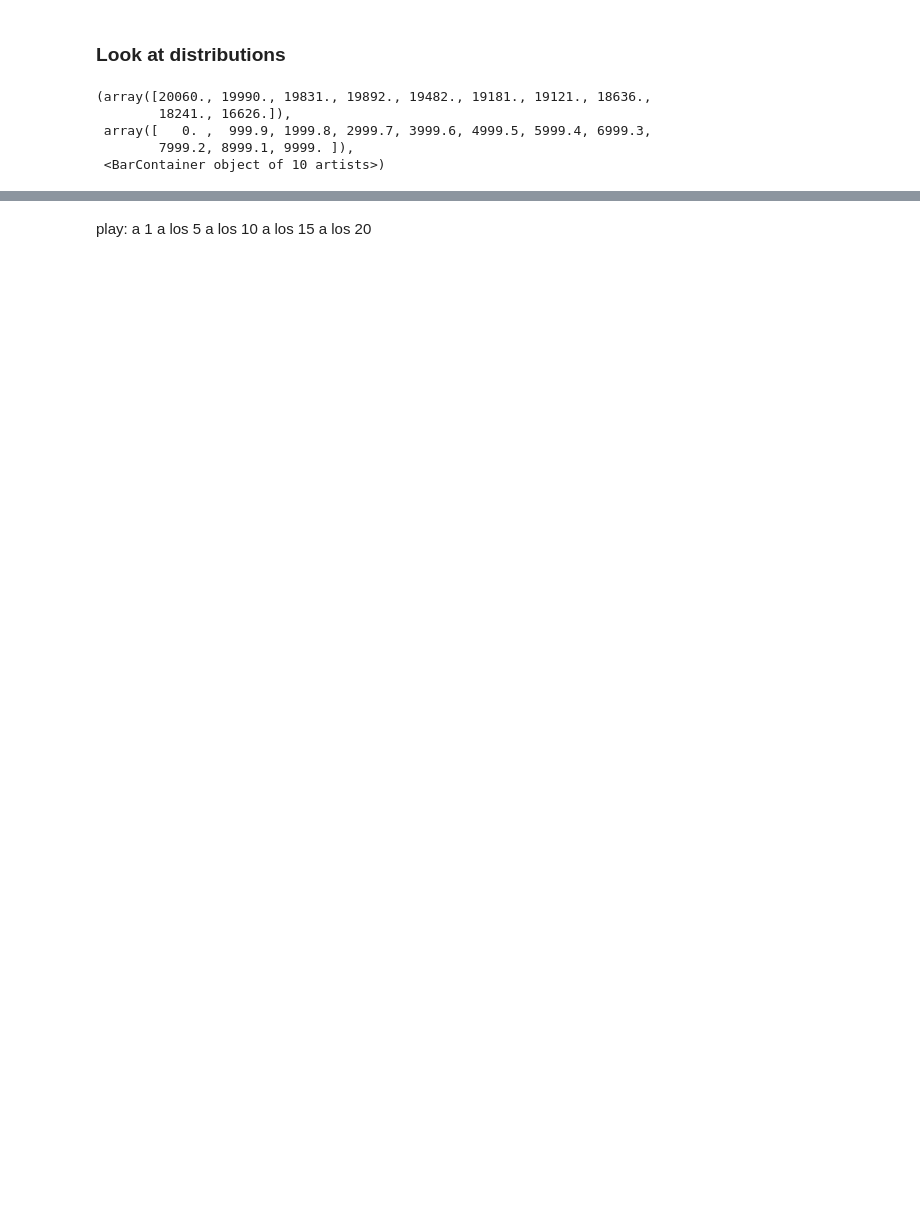
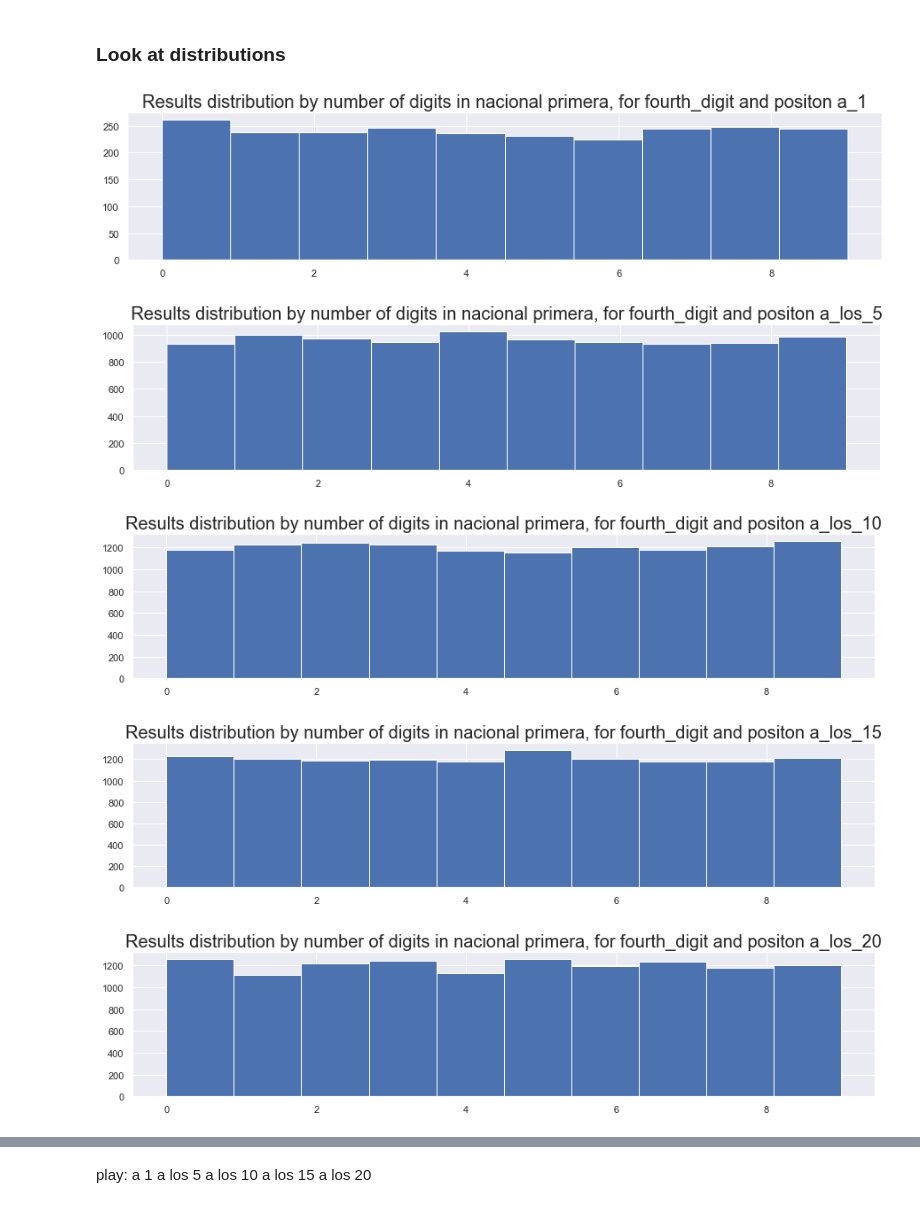
Before and after one commit to A-M-Perez/ML_Quiniela, a Jupyter notebook: Quiniela.ipynb, the cells around one changed output, grey strips where cells are left out. Cells and saved outputs as stored; diff of their text form; code cells hidden in the pictures; blank space fills up the shorter version.

Commit message:
inserted function to display histograms and added new features (digits and groups of digits, position groups, weekdays and month-day)

```diff
--- a/Quiniela.ipynb
+++ b/Quiniela.ipynb
@@ -95,21 +144,49 @@ df_nacional.head()
 # %% [markdown]
 ### Look at distributions
-# %%
-# Check the distrubtion of results
-fig, (d1, d2, d3, d4) = plt.subplots(4, figsize=(15,10))
-fig.suptitle('Results distribution by number of digits')
-
-d1.set_title('1 Digit')
-d1.hist(df_nacional['digits_1'])
-d2.set_title('2 Digits')
-d2.hist(df_nacional['digits_2'])
-d3.set_title('3 Digits')
-d3.hist(df_nacional['digits_3'])
-d4.set_title('4 Digits')
-d4.hist(df_nacional['digits_4'])
-# %% [output]
-(array([20060., 19990., 19831., 19892., 19482., 19181., 19121., 18636.,
-        18241., 16626.]),
- array([   0. ,  999.9, 1999.8, 2999.7, 3999.6, 4999.5, 5999.4, 6999.3,
-        7999.2, 8999.1, 9999. ]),
- <BarContainer object of 10 artists>)
+# %%
+# Create function to display distributions based on period, digit options for results, and position group
+def display_distribution(period_in, number_in, position_in=''):
+
+    plt.figure(figsize=(15,3))
+    # Determine the title text to be displayed, depending on what -if any- position group is passed as an argument
+    position_string = ('positon ' + position_in) if position_in != '' else 'no particular position'
+    # Define the title of the chart, based on the selections, to make it descriptive of what you are looking at
+    plt.title('Results distribution by number of digits in {} {}, for {} and {}'.format(quiniela_name, period_in, number_in, position_string), fontsize=20)
+
+    # Create a temporary dataframe, filtering by the period and position group passed as an argument to the function
+    df_temp = df_quiniela[
+        (df_quiniela['period'] == period_in)
+        & (df_quiniela['position_group'] == position_in if position_in != '' else df_quiniela['position'] <= 20)
+        ].sort_values(by=number_in)
+
+    # Change the number of bins based on number of digits: 100 if it is more than 1, 10 if it is one digit
+    bin_number = 100 if 'digits' in number_in else 10
+
+    # Create the histogram for the selected number
+    plt.hist(df_temp[number_in], bins=bin_number)
+
+    return plt.show()
+# %%
+# Check the Quiniela's results distribution by different periods and position groups
+plot_period = 'primera'
+display_distribution(plot_period, 'fourth_digit', 'a_1')
+display_distribution(plot_period, 'fourth_digit', 'a_los_5')
+display_distribution(plot_period, 'fourth_digit', 'a_los_10')
+display_distribution(plot_period, 'fourth_digit', 'a_los_15')
+display_distribution(plot_period, 'fourth_digit', 'a_los_20')
+
+display_distribution(plot_period, 'third_digit') # Total, no specific position
+display_distribution(plot_period, 'second_digit') # Total, no specific position
+display_distribution(plot_period, 'first_digit') # Total, no specific position
+display_distribution(plot_period, 'digits_2', 'a_1')
+display_distribution(plot_period, 'digits_2', 'a_los_5')
+display_distribution(plot_period, 'digits_3', 'a_1')
+display_distribution(plot_period, 'digits_3', 'a_los_5')
+display_distribution(plot_period, 'digits_4', 'a_1')
+display_distribution(plot_period, 'digits_4', 'a_los_5')
+# %% [output]
+[figure, added]
+[figure, added]
+[figure, added]
+[figure, added]
+[figure, added]
```
Also changed, not shown: parts of 19 cells of this notebook.
